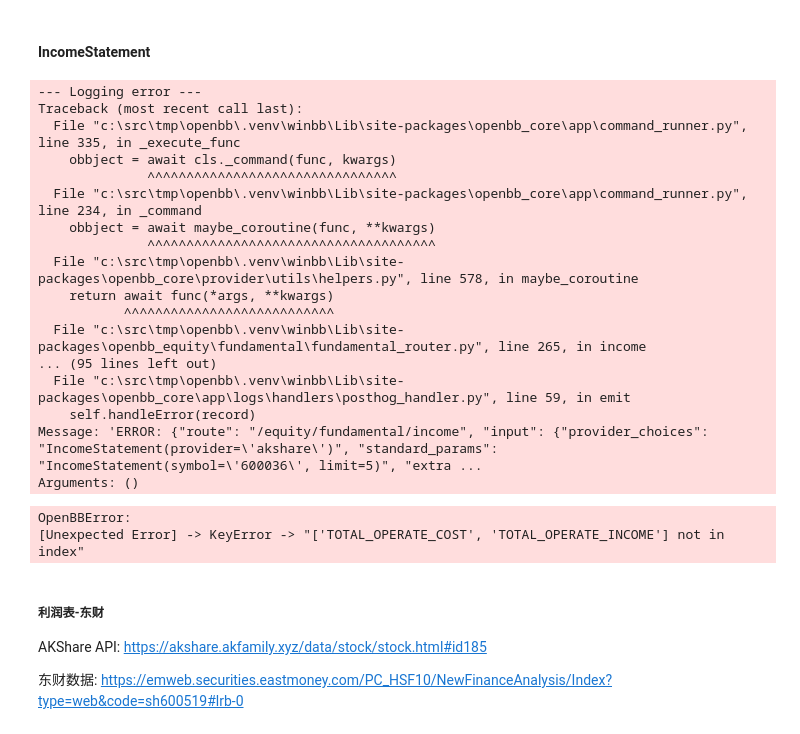
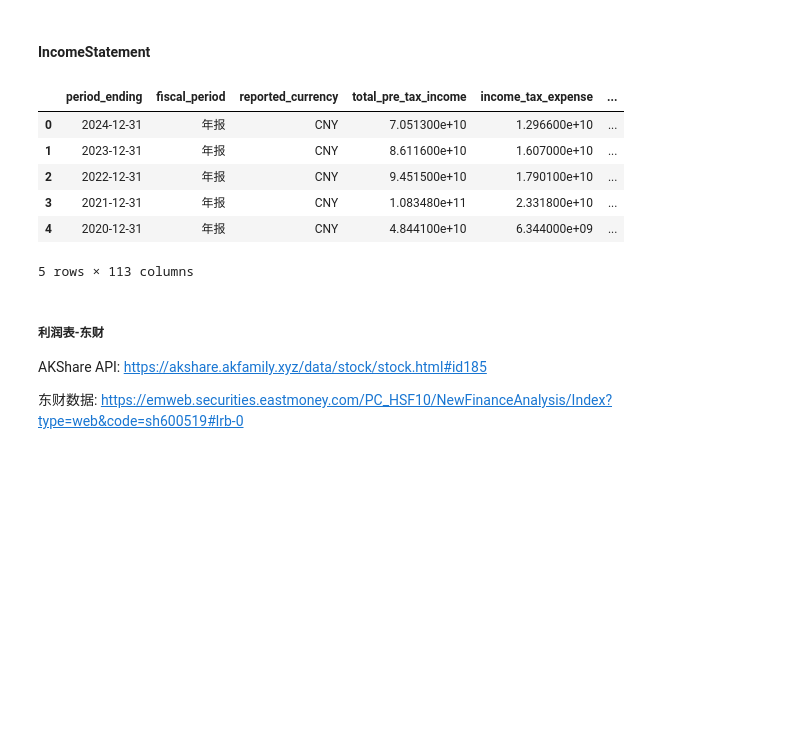
Before and after one commit to shugaoye/openbb_akshare, a Jupyter notebook: docs/akshare_test.ipynb, the cells around one changed output. Cells and saved outputs as stored; diff of their text form; code cells hidden in the pictures; blank space fills up the shorter version.

Commit message:
Fixed an issue in income_statement.py

```diff
--- a/docs/akshare_test.ipynb
+++ b/docs/akshare_test.ipynb
@@ -145,29 +145,17 @@ cash_flow_em.head()
 #### IncomeStatement
 # %%
 from openbb import obb
-income_obj = obb.equity.fundamental.income(symbol="600036", provider="akshare")
+income_obj = obb.equity.fundamental.income(symbol="600028", provider="akshare")
 income_df = income_obj.to_dataframe()
 income_df.head()
 # %% [output]
+|  | period_ending | fiscal_period | reported_currency | total_pre_tax_income | income_tax_expense | ... |
+| 0 | 2024-12-31 | 年报 | CNY | 7.051300e+10 | 1.296600e+10 | ... |
+| 1 | 2023-12-31 | 年报 | CNY | 8.611600e+10 | 1.607000e+10 | ... |
+| 2 | 2022-12-31 | 年报 | CNY | 9.451500e+10 | 1.790100e+10 | ... |
+| 3 | 2021-12-31 | 年报 | CNY | 1.083480e+11 | 2.331800e+10 | ... |
+| 4 | 2020-12-31 | 年报 | CNY | 4.844100e+10 | 6.344000e+09 | ... |
---- Logging error ---
-Traceback (most recent call last):
-  File "c:\src\tmp\openbb\.venv\winbb\Lib\site-packages\openbb_core\app\command_runner.py", line 335, in _execute_func
-    obbject = await cls._command(func, kwargs)
-              ^^^^^^^^^^^^^^^^^^^^^^^^^^^^^^^^
-  File "c:\src\tmp\openbb\.venv\winbb\Lib\site-packages\openbb_core\app\command_runner.py", line 234, in _command
-    obbject = await maybe_coroutine(func, **kwargs)
-              ^^^^^^^^^^^^^^^^^^^^^^^^^^^^^^^^^^^^^
-  File "c:\src\tmp\openbb\.venv\winbb\Lib\site-packages\openbb_core\provider\utils\helpers.py", line 578, in maybe_coroutine
-    return await func(*args, **kwargs)
-           ^^^^^^^^^^^^^^^^^^^^^^^^^^^
-  File "c:\src\tmp\openbb\.venv\winbb\Lib\site-packages\openbb_equity\fundamental\fundamental_router.py", line 265, in income
-... (95 lines left out)
-  File "c:\src\tmp\openbb\.venv\winbb\Lib\site-packages\openbb_core\app\logs\handlers\posthog_handler.py", line 59, in emit
-    self.handleError(record)
-Message: 'ERROR: {"route": "/equity/fundamental/income", "input": {"provider_choices": "IncomeStatement(provider=\'akshare\')", "standard_params": "IncomeStatement(symbol=\'600036\', limit=5)", "extra ...
-Arguments: ()
+5 rows × 113 columns
-OpenBBError:
-[Unexpected Error] -> KeyError -> "['TOTAL_OPERATE_COST', 'TOTAL_OPERATE_INCOME'] not in index"
 # %% [markdown]
 ##### 利润表-东财
 
```
Also changed, not shown: 3 other files.
